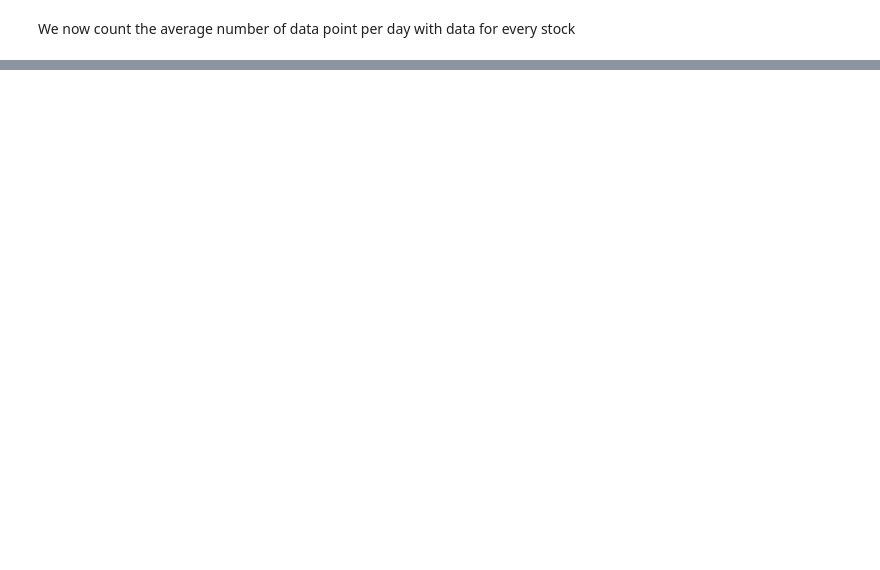
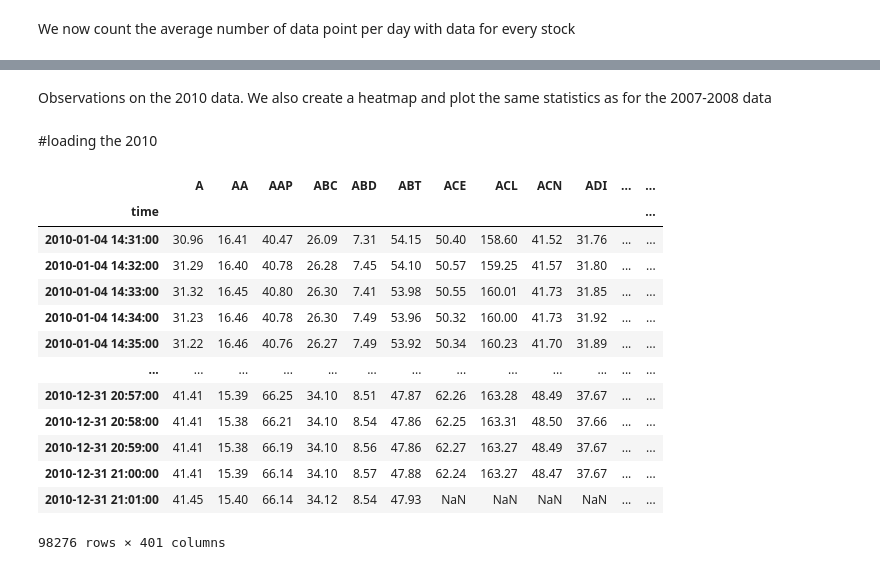
Before and after one commit to chgendreau/market-states-trading-strategy, a Jupyter notebook: data_observation.ipynb, the cells around one changed output, grey strips where cells are left out. Cells and saved outputs as stored; diff of their text form; code cells hidden in the pictures; blank space fills up the shorter version.

```diff
--- a/data_observation.ipynb
+++ b/data_observation.ipynb
@@ -125,0 +135,27 @@ Length: 82, dtype: float64
+# %% [markdown]
+Observations on the 2010 data.
+We also create a heatmap and plot the same statistics as for the 2007-2008 data
+# %% [markdown]
+#loading the 2010
+# %%
+#loading the 2010 clean data
+df_2010 = pd.read_parquet('data/clean/final/SP500-2010.parquet')
+df_2010.rename(columns={'index':'time'}, inplace=True)
+df_2010['time'] = pd.to_datetime(df_2010['time'])
+df_2010.set_index('time', inplace=True)
+df_2010
+# %% [output]
+|  | A | AA | AAP | ABC | ABD | ABT | ACE | ACL | ACN | ADI | ... | ... |
+| time |  |  |  |  |  |  |  |  |  |  |  | ... |
+| 2010-01-04 14:31:00 | 30.96 | 16.41 | 40.47 | 26.09 | 7.31 | 54.15 | 50.40 | 158.60 | 41.52 | 31.76 | ... | ... |
+| 2010-01-04 14:32:00 | 31.29 | 16.40 | 40.78 | 26.28 | 7.45 | 54.10 | 50.57 | 159.25 | 41.57 | 31.80 | ... | ... |
+| 2010-01-04 14:33:00 | 31.32 | 16.45 | 40.80 | 26.30 | 7.41 | 53.98 | 50.55 | 160.01 | 41.73 | 31.85 | ... | ... |
+| 2010-01-04 14:34:00 | 31.23 | 16.46 | 40.78 | 26.30 | 7.49 | 53.96 | 50.32 | 160.00 | 41.73 | 31.92 | ... | ... |
+| 2010-01-04 14:35:00 | 31.22 | 16.46 | 40.76 | 26.27 | 7.49 | 53.92 | 50.34 | 160.23 | 41.70 | 31.89 | ... | ... |
+| ... | ... | ... | ... | ... | ... | ... | ... | ... | ... | ... | ... | ... |
+| 2010-12-31 20:57:00 | 41.41 | 15.39 | 66.25 | 34.10 | 8.51 | 47.87 | 62.26 | 163.28 | 48.49 | 37.67 | ... | ... |
+| 2010-12-31 20:58:00 | 41.41 | 15.38 | 66.21 | 34.10 | 8.54 | 47.86 | 62.25 | 163.31 | 48.50 | 37.66 | ... | ... |
+| 2010-12-31 20:59:00 | 41.41 | 15.38 | 66.19 | 34.10 | 8.56 | 47.86 | 62.27 | 163.27 | 48.49 | 37.67 | ... | ... |
+| 2010-12-31 21:00:00 | 41.41 | 15.39 | 66.14 | 34.10 | 8.57 | 47.88 | 62.24 | 163.27 | 48.47 | 37.67 | ... | ... |
+| 2010-12-31 21:01:00 | 41.45 | 15.40 | 66.14 | 34.12 | 8.54 | 47.93 | NaN | NaN | NaN | NaN | ... | ... |
+98276 rows × 401 columns
```
Also changed, not shown: parts of 18 cells of this notebook, 4 other files.
